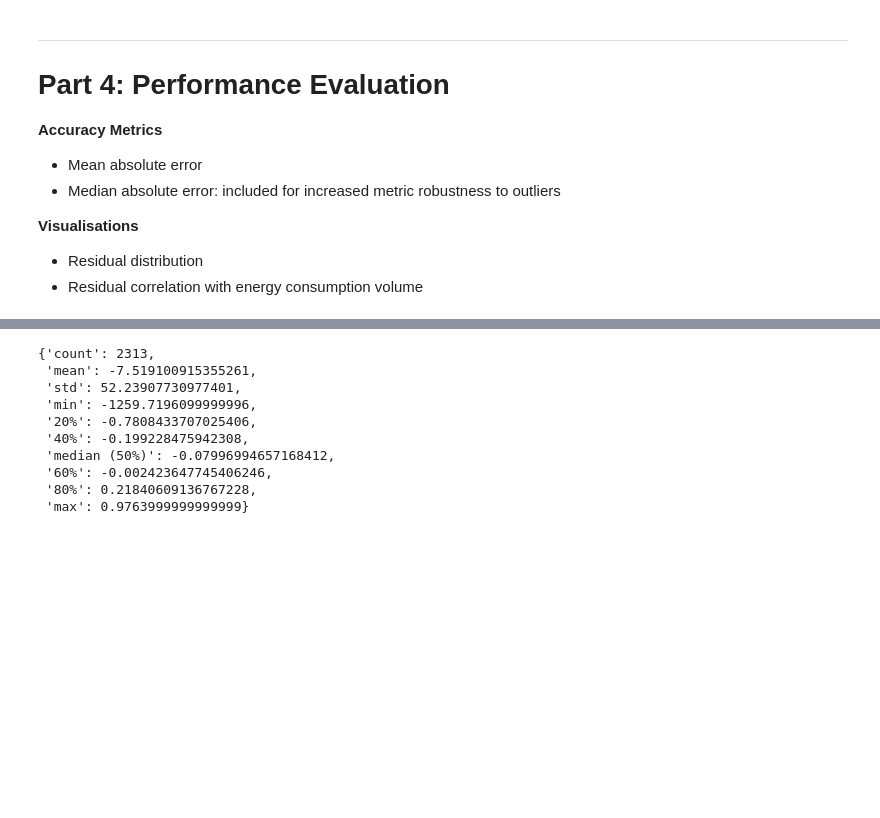
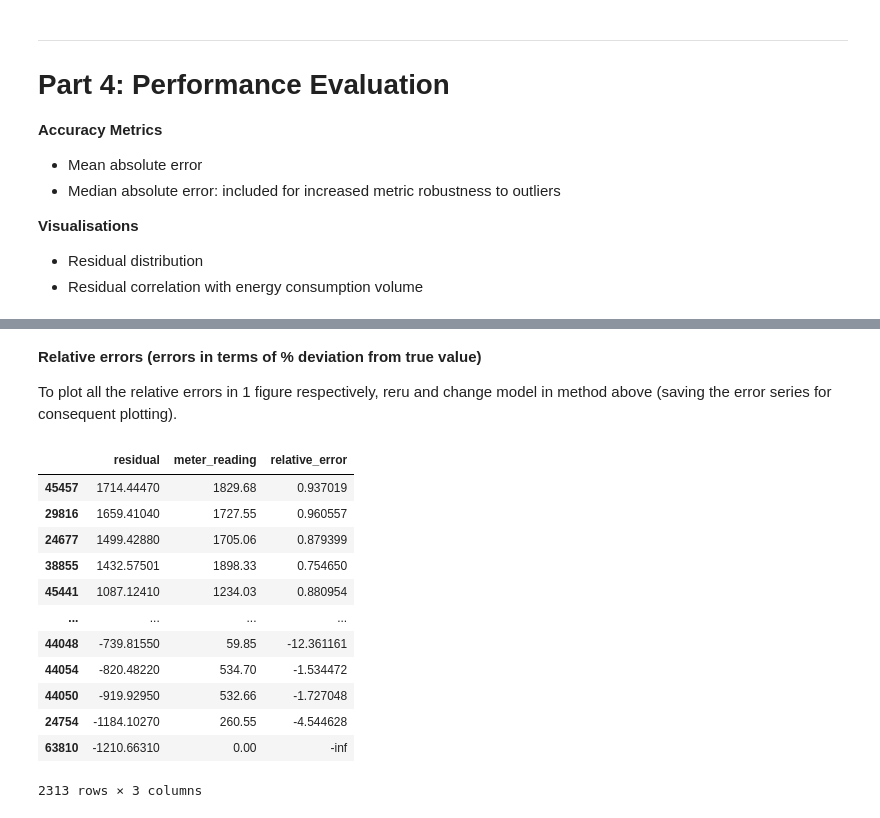
Before and after one commit to Richie-Lee/Sustainability_urbanisation, a Jupyter notebook: SU notebook - with output.ipynb, the cells around one changed output, grey strips where cells are left out. Cells and saved outputs as stored; diff of their text form; code cells hidden in the pictures; blank space fills up the shorter version.

```diff
--- a/SU notebook - with output.ipynb
+++ b/SU notebook - with output.ipynb
@@ -642,27 +629,4 @@ relative_errors = relative_error(residuals, y_test)
-# %%
-def describe_np_array(arr):
-    return {
-        'count': len(arr),
-        'mean': np.mean(arr),
-        'std': np.std(arr),
-        'min': np.min(arr),
-        '20%': np.percentile(arr, 20),
-        '40%': np.percentile(arr, 40),
-        'median (50%)': np.median(arr),
-        '60%': np.percentile(arr, 60),
-        '80%': np.percentile(arr, 80),
-        'max': np.max(arr)
-    }
-
-describe_np_array(relative_errors)
-# %% [output]
-{'count': 2313,
- 'mean': -7.519100915355261,
- 'std': 52.23907730977401,
- 'min': -1259.7196099999996,
- '20%': -0.7808433707025406,
- '40%': -0.199228475942308,
- 'median (50%)': -0.07996994657168412,
- '60%': -0.002423647745406246,
- '80%': 0.21840609136767228,
- 'max': 0.9763999999999999}
+# %% [markdown]
+**Relative errors (errors in terms of % deviation from true value)**
+
+To plot all the relative errors in 1 figure respectively, reru and change model in method above (saving the error series for consequent plotting).
@@ -668,0 +646,19 @@ describe_np_array(relative_errors)
+# %%
+# Table to inspect relative errors if desired
+df_relative_errors = pd.DataFrame([residuals, y_test, residuals/y_test]).T
+df_relative_errors.columns = ["residual", "meter_reading", "relative_error"]
+df_relative_errors.sort_values(by = "residual", ascending = False)
+# %% [output]
+|  | residual | meter_reading | relative_error |
+| 45457 | 1714.44470 | 1829.68 | 0.937019 |
+| 29816 | 1659.41040 | 1727.55 | 0.960557 |
+| 24677 | 1499.42880 | 1705.06 | 0.879399 |
+| 38855 | 1432.57501 | 1898.33 | 0.754650 |
+| 45441 | 1087.12410 | 1234.03 | 0.880954 |
+| ... | ... | ... | ... |
+| 44048 | -739.81550 | 59.85 | -12.361161 |
+| 44054 | -820.48220 | 534.70 | -1.534472 |
+| 44050 | -919.92950 | 532.66 | -1.727048 |
+| 24754 | -1184.10270 | 260.55 | -4.544628 |
+| 63810 | -1210.66310 | 0.00 | -inf |
+2313 rows × 3 columns
```
Also changed, not shown: parts of 7 cells of this notebook.
